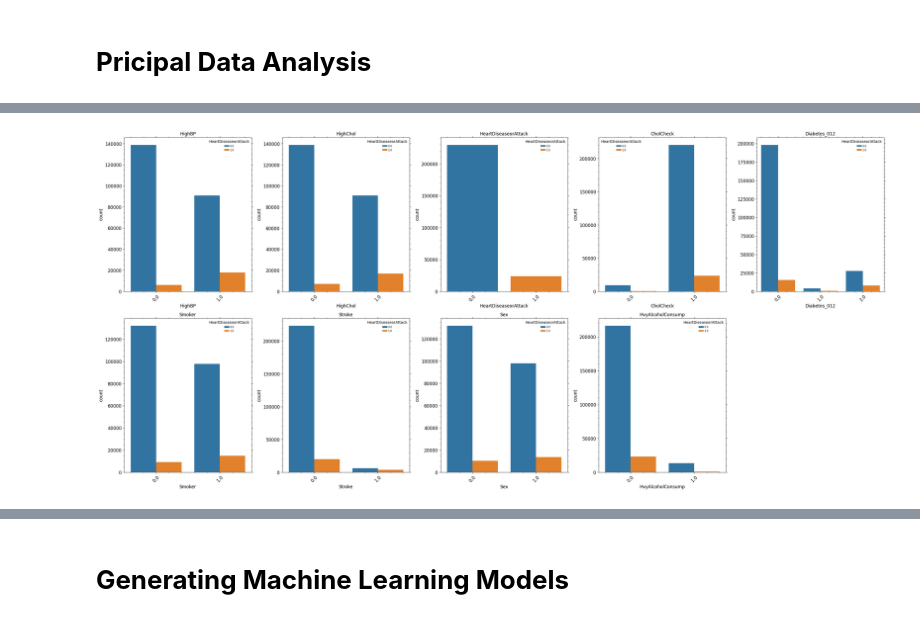
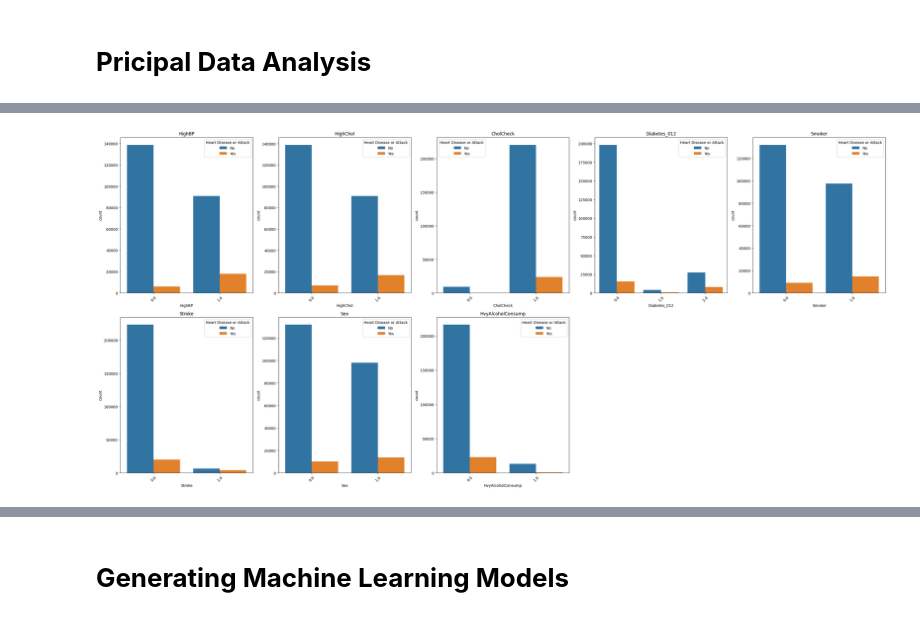
Before and after one commit to akhilnazim0/Data-Science-Project, a Jupyter notebook: Data_Science_Project_.ipynb, the cells around one changed output, grey strips where cells are left out. Drawn from its saved outputs; the diff is of its cells as text; code cells hidden in the pictures.

```diff
--- a/Data_Science_Project_.ipynb
+++ b/Data_Science_Project_.ipynb
@@ -408,25 +408,28 @@ plt.show()
 # %%
 # Specify the columns you want to plot
-columns_to_plot = ['HighBP', 'HighChol', 'HeartDiseaseorAttack', 'CholCheck',
+columns_to_plot = ['HighBP', 'HighChol', 'CholCheck',
                     'Diabetes_012', 'Smoker', 'Stroke', 'Sex',  'HvyAlcoholConsump']
 
 # Create a subset of the DataFrame with the selected columns
 df_subset = df_f[columns_to_plot]
 
 # Create the figure and axes
 plt.figure(figsize=(30, 20))  # Adjust figure size as needed
 
 # Loop through the columns and create a subplot for each
 for i, column in enumerate(columns_to_plot):
     plt.subplot(3, 5, i + 1)
     sns.countplot(x=column, hue="HeartDiseaseorAttack", data=df_f)
     plt.title(column)
     plt.xticks(rotation=45)  # Rotate x-axis labels for better readability
+     # Update the legend labels
+    handles, labels = plt.gca().get_legend_handles_labels()
+    plt.legend(handles, ['No', 'Yes'], title='Heart Disease or Attack')
 
 plt.tight_layout()
 plt.show()
 # %% [output]
-[figure, old version]
+[figure, new version]
 # %%
 # Calculate the correlation matrix
 corr_matrix_pca = df_pca.corr()
```
Also changed, not shown: parts of 14 cells of this notebook.
